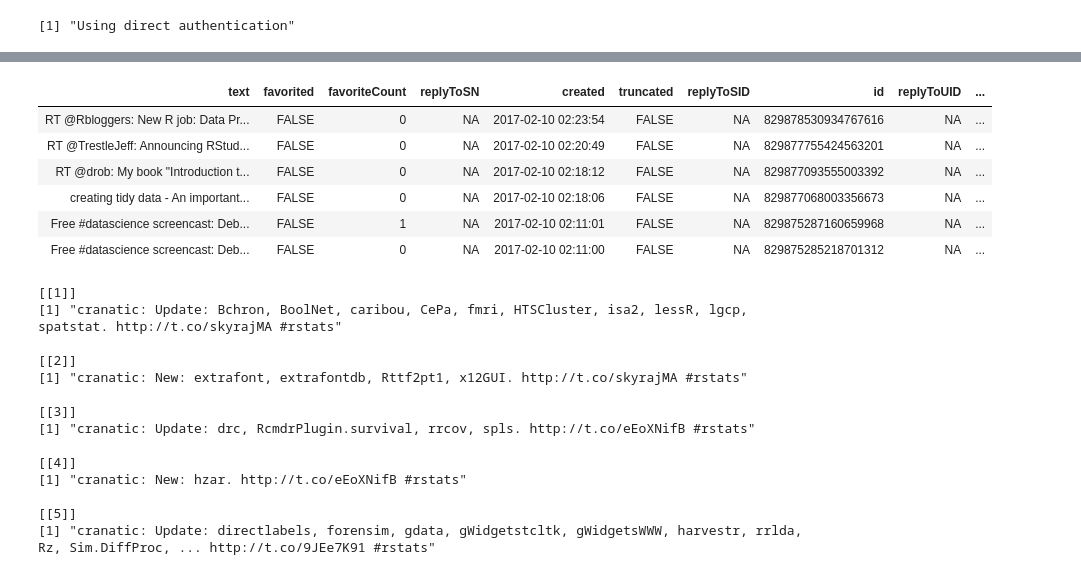
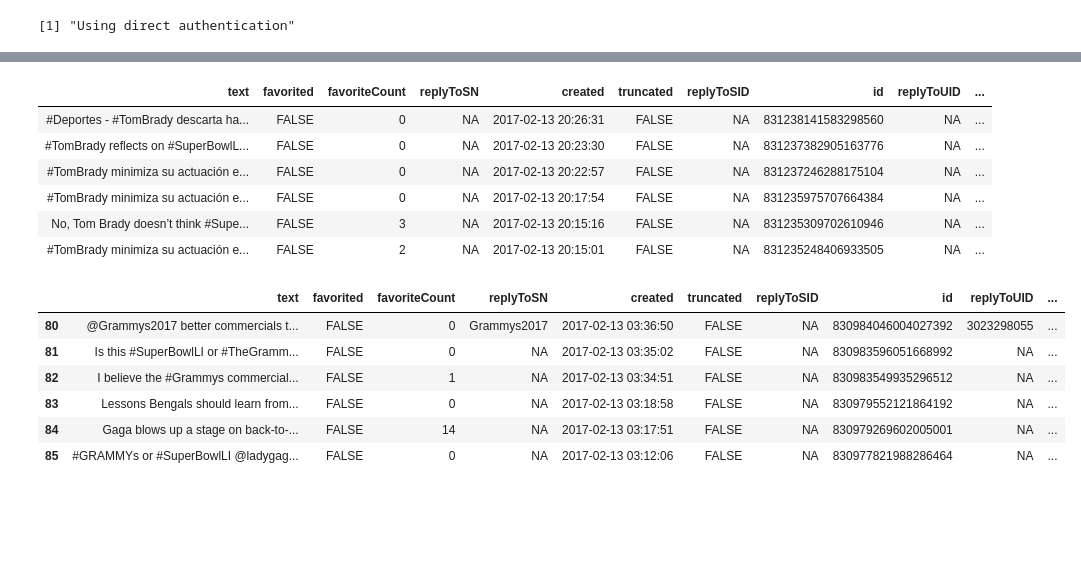
Before and after one commit to itsrainingmani/CSE487Lab1, a Jupyter notebook: twitteR-test.ipynb, the cells around one changed output, grey strips where cells are left out. Drawn from its saved outputs; the diff is of its cells as text; code cells hidden in the pictures; blank space fills up the shorter version.

```diff
--- a/twitteR-test.ipynb
+++ b/twitteR-test.ipynb
@@ -5,4 +5,4 @@ setup_twitter_oauth("7WSswdKXvlPjiQ3z4F2PhnJUg", "0Ge9vAVtjhv5I6YHA8z5x3Y9XEAp0K
 # %% [output]
 [1] "Using direct authentication"
 # %%
-tweets <- searchTwitter('#trump', n=10)
+tweets <- searchTwitter('#SuperBowlLI', n=200)
@@ -29,2 +29,2 @@ head(tweets)
 # %%
-head(strip_retweets(tweets, strip_manual=TRUE, strip_mt=TRUE))
+stripped_tweets <- strip_retweets(tweets, strip_manual=TRUE, strip_mt=TRUE)
@@ -99,10 +30,0 @@ df <- twListToDF(tweets)
-# %%
-head(df)
-# %% [output]
-| text | favorited | favoriteCount | replyToSN | created | truncated | replyToSID | id | replyToUID | ... |
-| RT @Rbloggers: New R job: Data Pr... | FALSE | 0 | NA | 2017-02-10 02:23:54 | FALSE | NA | 829878530934767616 | NA | ... |
-| RT @TrestleJeff: Announcing RStud... | FALSE | 0 | NA | 2017-02-10 02:20:49 | FALSE | NA | 829877755424563201 | NA | ... |
-| RT @drob: My book "Introduction t... | FALSE | 0 | NA | 2017-02-10 02:18:12 | FALSE | NA | 829877093555003392 | NA | ... |
-| creating tidy data - An important... | FALSE | 0 | NA | 2017-02-10 02:18:06 | FALSE | NA | 829877068003356673 | NA | ... |
-| Free #datascience screencast: Deb... | FALSE | 1 | NA | 2017-02-10 02:11:01 | FALSE | NA | 829875287160659968 | NA | ... |
-| Free #datascience screencast: Deb... | FALSE | 0 | NA | 2017-02-10 02:11:00 | FALSE | NA | 829875285218701312 | NA | ... |
@@ -111,17 +31,20 @@ cran_tweets <- userTimeline('cranatic')
-# %%
-cran_tweets[1:5]
-# %% [output]
-[[1]]
-[1] "cranatic: Update: Bchron, BoolNet, caribou, CePa, fmri, HTSCluster, isa2, lessR, lgcp, spatstat. http://t.co/skyrajMA #rstats"
-
-[[2]]
-[1] "cranatic: New: extrafont, extrafontdb, Rttf2pt1, x12GUI. http://t.co/skyrajMA #rstats"
-
-[[3]]
-[1] "cranatic: Update: drc, RcmdrPlugin.survival, rrcov, spls. http://t.co/eEoXNifB #rstats"
-
-[[4]]
-[1] "cranatic: New: hzar. http://t.co/eEoXNifB #rstats"
-
-[[5]]
-[1] "cranatic: Update: directlabels, forensim, gdata, gWidgetstcltk, gWidgetsWWW, harvestr, rrlda, Rz, Sim.DiffProc, ... http://t.co/9JEe7K91 #rstats"
+# %%
+sdf <- twListToDF(stripped_tweets)
+# %%
+head(sdf)
+tail(sdf)
+# %% [output]
+| text | favorited | favoriteCount | replyToSN | created | truncated | replyToSID | id | replyToUID | ... |
+| #Deportes - #TomBrady descarta ha... | FALSE | 0 | NA | 2017-02-13 20:26:31 | FALSE | NA | 831238141583298560 | NA | ... |
+| #TomBrady reflects on #SuperBowlL... | FALSE | 0 | NA | 2017-02-13 20:23:30 | FALSE | NA | 831237382905163776 | NA | ... |
+| #TomBrady minimiza su actuación e... | FALSE | 0 | NA | 2017-02-13 20:22:57 | FALSE | NA | 831237246288175104 | NA | ... |
+| #TomBrady minimiza su actuación e... | FALSE | 0 | NA | 2017-02-13 20:17:54 | FALSE | NA | 831235975707664384 | NA | ... |
+| No, Tom Brady doesn’t think #Supe... | FALSE | 3 | NA | 2017-02-13 20:15:16 | FALSE | NA | 831235309702610946 | NA | ... |
+| #TomBrady minimiza su actuación e... | FALSE | 2 | NA | 2017-02-13 20:15:01 | FALSE | NA | 831235248406933505 | NA | ... |
+|  | text | favorited | favoriteCount | replyToSN | created | truncated | replyToSID | id | replyToUID | ... |
+| 80 | @Grammys2017 better commercials t... | FALSE | 0 | Grammys2017 | 2017-02-13 03:36:50 | FALSE | NA | 830984046004027392 | 3023298055 | ... |
+| 81 | Is this #SuperBowlLI or #TheGramm... | FALSE | 0 | NA | 2017-02-13 03:35:02 | FALSE | NA | 830983596051668992 | NA | ... |
+| 82 | I believe the #Grammys commercial... | FALSE | 1 | NA | 2017-02-13 03:34:51 | FALSE | NA | 830983549935296512 | NA | ... |
+| 83 | Lessons Bengals should learn from... | FALSE | 0 | NA | 2017-02-13 03:18:58 | FALSE | NA | 830979552121864192 | NA | ... |
+| 84 | Gaga blows up a stage on back-to-... | FALSE | 14 | NA | 2017-02-13 03:17:51 | FALSE | NA | 830979269602005001 | NA | ... |
+| 85 | #GRAMMYs or #SuperBowlLI @ladygag... | FALSE | 0 | NA | 2017-02-13 03:12:06 | FALSE | NA | 830977821988286464 | NA | ... |
```
Also changed, not shown: parts of 14 cells of this notebook.
